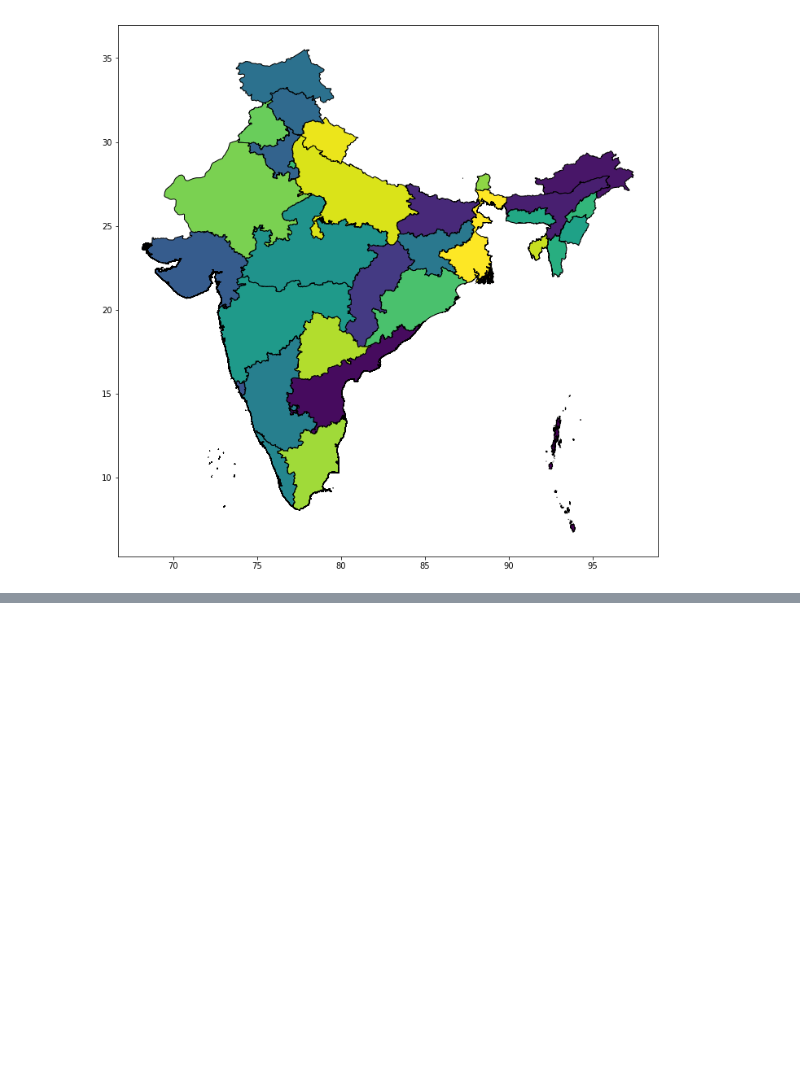
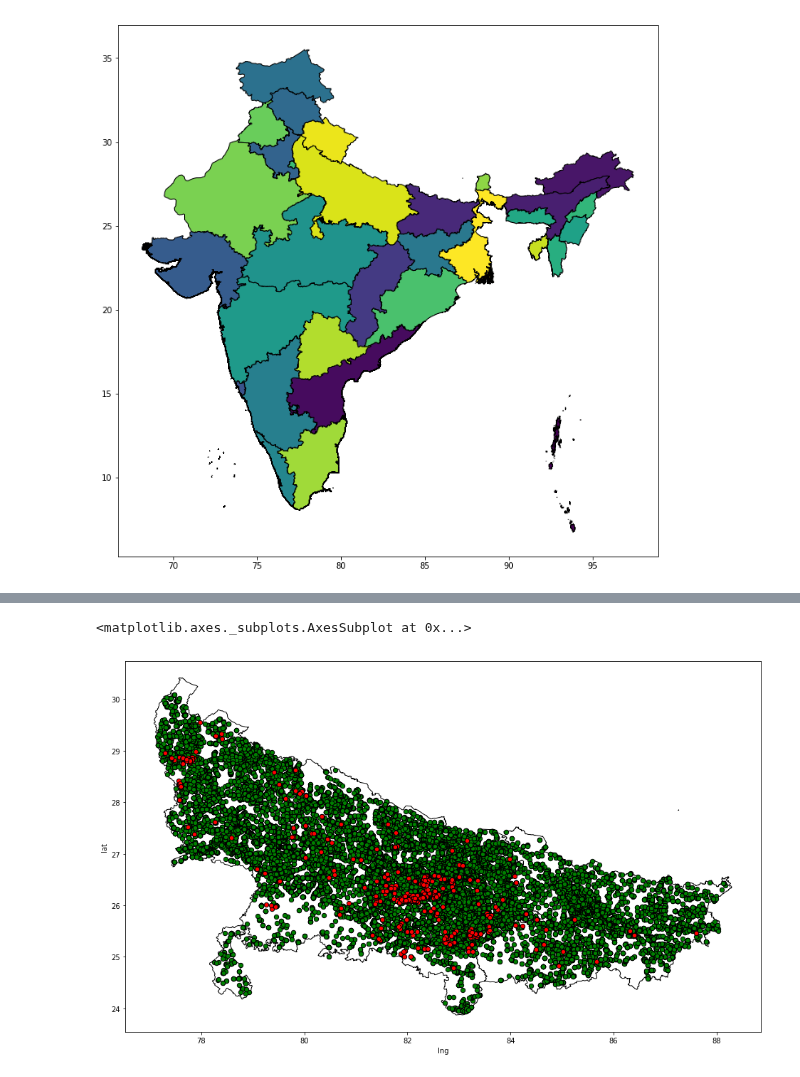
Before and after one commit to Vizzuality/notebooks, a Jupyter notebook: i2i/fspmaps/fspmaps_Data_Exploration.ipynb, the cells around one changed output, grey strips where cells are left out. Saved outputs shown, nothing was run; the diff lists cells and outputs as text; code cells hidden in the pictures; blank space fills up the shorter version.

```diff
--- a/i2i/fspmaps/fspmaps_Data_Exploration.ipynb
+++ b/i2i/fspmaps/fspmaps_Data_Exploration.ipynb
@@ -153,0 +282,10 @@ inAgri[inAgri['type'] == 'Market Locations'].plot(ax=ax, x='lng', y='lat', kind=
+# %%
+fig, ax = plt.subplots(figsize=[16,16])
+ax.set_aspect('equal')
+
+inmap_state.plot(ax=ax, color='white', edgecolor='black')
+inAgri[inAgri['type'] == 'Agro-dealers'].plot(ax=ax, x='lng', y='lat', kind='scatter', color='g', edgecolor='k', s=40)
+inAgri[inAgri['type'] == 'Farmer Organisations and Cooperatives'].plot(ax=ax, x='lng', y='lat', kind='scatter', color='r', edgecolor='k', s=40)
+# %% [output]
+<matplotlib.axes._subplots.AxesSubplot at 0x...>
+[figure, added]
```
Also changed, not shown: parts of 39 cells of this notebook.
